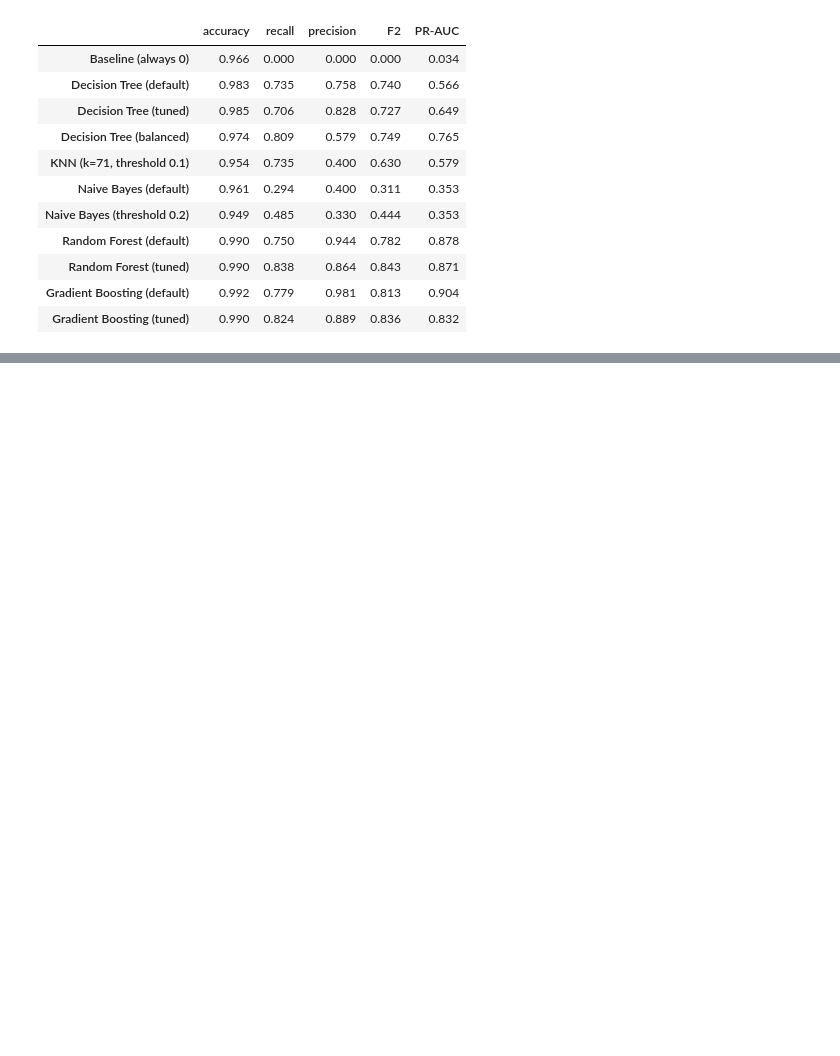
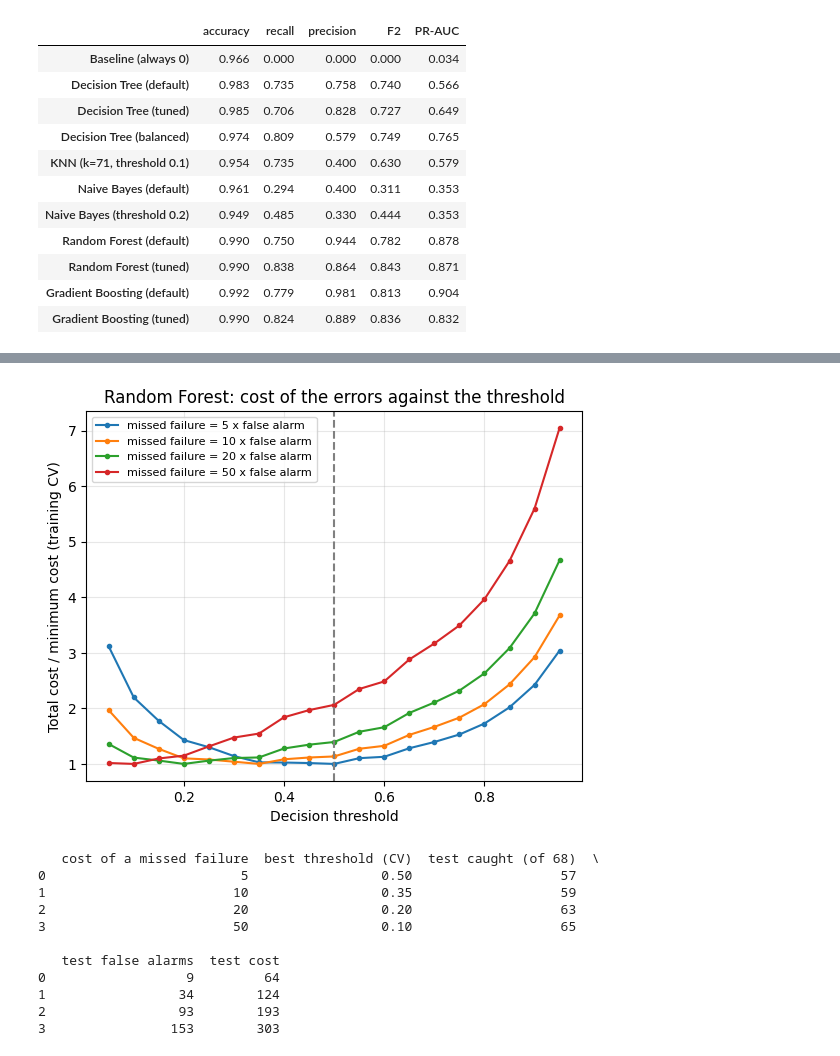
Before and after one commit to serraozkasap/ml-ai4i-predictive-maintenance, a Jupyter notebook: ai4i_predictive_maintenance.ipynb, the cells around one changed output, grey strips where cells are left out. Saved outputs shown, nothing was run; the diff lists cells and outputs as text; code cells hidden in the pictures; blank space fills up the shorter version.

```diff
--- a/ai4i_predictive_maintenance.ipynb
+++ b/ai4i_predictive_maintenance.ipynb
@@ -1971,0 +2130,44 @@ pd.DataFrame(results).T.round(3)
+# %%
+#cost matrix (it's cost-based evaluation). Until now a missed failure and a false alarm were compared only through F2
+#with a cost matrix I give each error a cost: false alarm = 1 (one short inspection), missed failure = C (unplanned stop, scrap, broken tool)
+#real C of a plant is unknown, so I try several values
+#threshold is chosen on the cross-validated probabilities of the training set (rf_proba_cv), never on the test set
+
+thresholds = np.round(np.arange(0.05, 0.951, 0.05), 2)
+cost_rows = []
+for C_miss in [5, 10, 20, 50]:
+    costs = []
+    for t in thresholds:
+        tn, fp, fn, tp = confusion_matrix(y_train, (rf_proba_cv >= t).astype(int)).ravel()
+        costs.append(C_miss * fn + 1 * fp)
+    costs = np.array(costs)
+    plt.plot(thresholds, costs / costs.min(), marker=".", label=f"missed failure = {C_miss} x false alarm")
+    best_t = thresholds[costs.argmin()]
+    #the only use of the test set: apply the chosen threshold to the final model
+    tn, fp, fn, tp = confusion_matrix(y_test, (rf_best.predict_proba(X_test)[:, 1] >= best_t).astype(int)).ravel()
+    cost_rows.append({"cost of a missed failure": C_miss, "best threshold (CV)": best_t,
+                      "test caught (of 68)": tp, "test false alarms": fp, "test cost": C_miss * fn + fp})
+plt.axvline(0.5, color="grey", linestyle="--")
+plt.xlabel("Decision threshold")
+plt.ylabel("Total cost / minimum cost (training CV)")
+plt.title("Random Forest: cost of the errors against the threshold")
+plt.legend(fontsize=8)
+plt.grid(alpha=0.3)
+plt.show()
+print(pd.DataFrame(cost_rows))
+
+#each curve is one cost assumption its lowest point is the best threshold for that assumption (1.0 = minimum)
+#dashed line is the default threshold 0.5.
+# %% [output]
+[figure, added]
+   cost of a missed failure  best threshold (CV)  test caught (of 68)  \
+0                         5                 0.50                   57
+1                        10                 0.35                   59
+2                        20                 0.20                   63
+3                        50                 0.10                   65
+
+   test false alarms  test cost
+0                  9         64
+1                 34        124
+2                 93        193
+3                153        303
```
Also changed, not shown: parts of 18 cells of this notebook.
